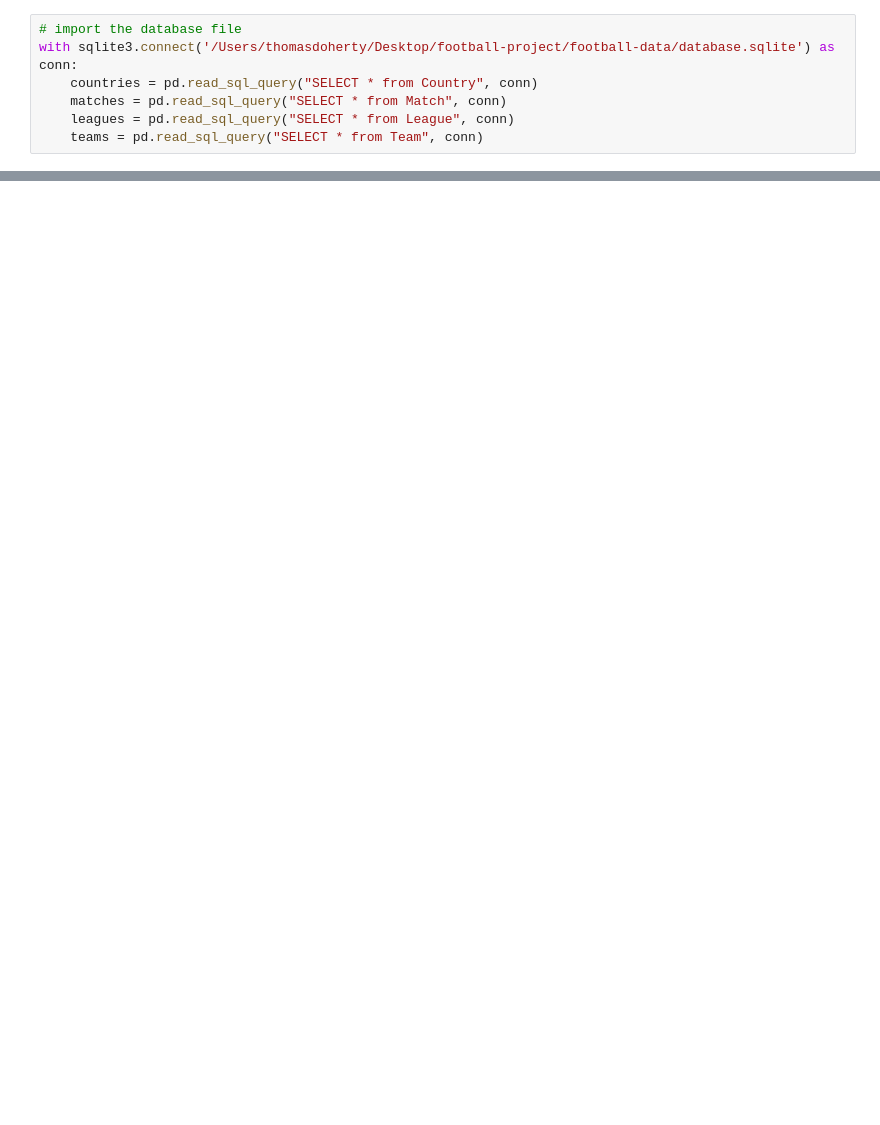
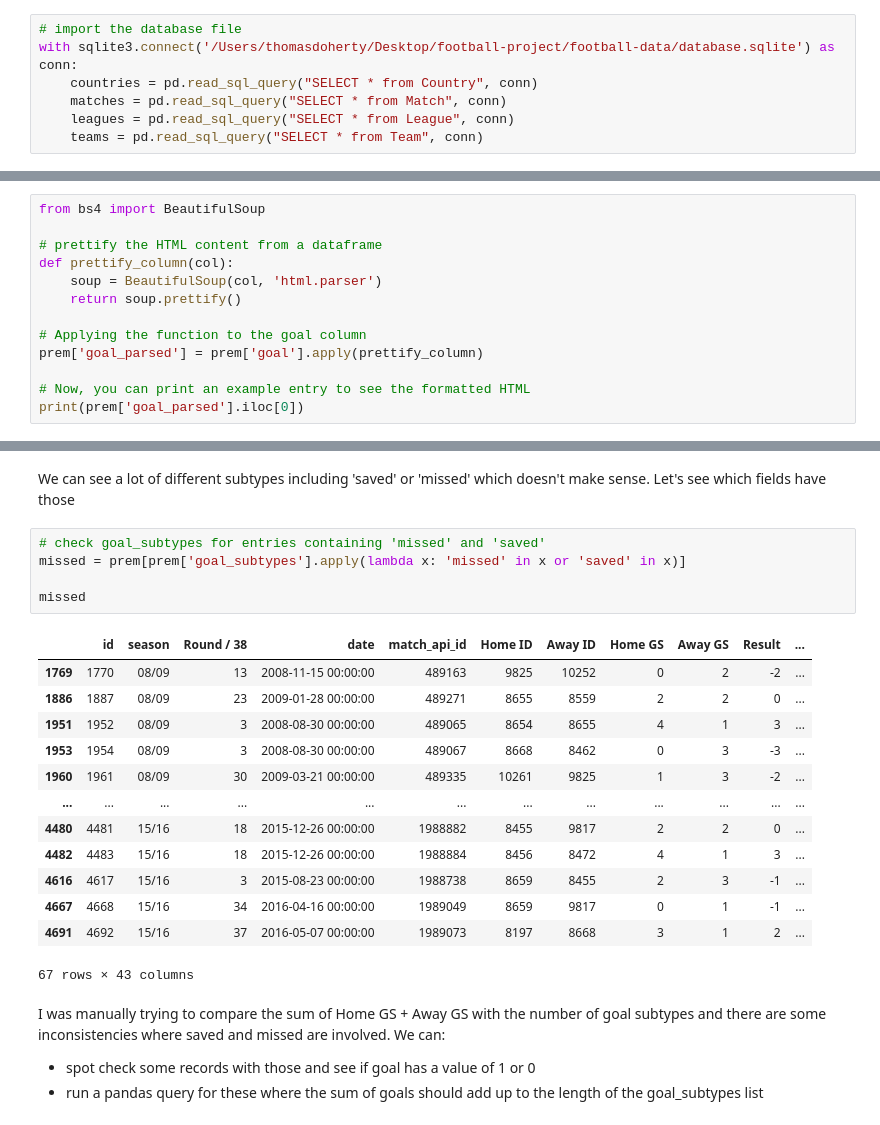
Before and after one commit to tjjdoherty/football-project-mvp, a Jupyter notebook: eda.ipynb, the cells around one changed output, grey strips where cells are left out. Drawn from its saved outputs; the diff is of its cells as text; blank space fills up the shorter version.

```diff
--- a/eda.ipynb
+++ b/eda.ipynb
@@ -113,0 +246,13 @@ Index(['id', 'country_id', 'league_id', 'season', 'stage', 'date',
+# %%
+from bs4 import BeautifulSoup
+
+# prettify the HTML content from a dataframe
+def prettify_column(col):
+    soup = BeautifulSoup(col, 'html.parser')
+    return soup.prettify()
+
+# Applying the function to the goal column
+prem['goal_parsed'] = prem['goal'].apply(prettify_column)
+
+# Now, you can print an example entry to see the formatted HTML
+print(prem['goal_parsed'].iloc[0])
@@ -113,0 +342,26 @@ Index(['id', 'country_id', 'league_id', 'season', 'stage', 'date',
+# %% [markdown]
+We can see a lot of different subtypes including 'saved' or 'missed' which doesn't make sense. Let's see which fields have those
+# %%
+# check goal_subtypes for entries containing 'missed' and 'saved'
+missed = prem[prem['goal_subtypes'].apply(lambda x: 'missed' in x or 'saved' in x)]
+
+missed
+# %% [output]
+|  | id | season | Round / 38 | date | match_api_id | Home ID | Away ID | Home GS | Away GS | Result | ... |
+| 1769 | 1770 | 08/09 | 13 | 2008-11-15 00:00:00 | 489163 | 9825 | 10252 | 0 | 2 | -2 | ... |
+| 1886 | 1887 | 08/09 | 23 | 2009-01-28 00:00:00 | 489271 | 8655 | 8559 | 2 | 2 | 0 | ... |
+| 1951 | 1952 | 08/09 | 3 | 2008-08-30 00:00:00 | 489065 | 8654 | 8655 | 4 | 1 | 3 | ... |
+| 1953 | 1954 | 08/09 | 3 | 2008-08-30 00:00:00 | 489067 | 8668 | 8462 | 0 | 3 | -3 | ... |
+| 1960 | 1961 | 08/09 | 30 | 2009-03-21 00:00:00 | 489335 | 10261 | 9825 | 1 | 3 | -2 | ... |
+| ... | ... | ... | ... | ... | ... | ... | ... | ... | ... | ... | ... |
+| 4480 | 4481 | 15/16 | 18 | 2015-12-26 00:00:00 | 1988882 | 8455 | 9817 | 2 | 2 | 0 | ... |
+| 4482 | 4483 | 15/16 | 18 | 2015-12-26 00:00:00 | 1988884 | 8456 | 8472 | 4 | 1 | 3 | ... |
+| 4616 | 4617 | 15/16 | 3 | 2015-08-23 00:00:00 | 1988738 | 8659 | 8455 | 2 | 3 | -1 | ... |
+| 4667 | 4668 | 15/16 | 34 | 2016-04-16 00:00:00 | 1989049 | 8659 | 9817 | 0 | 1 | -1 | ... |
+| 4691 | 4692 | 15/16 | 37 | 2016-05-07 00:00:00 | 1989073 | 8197 | 8668 | 3 | 1 | 2 | ... |
+67 rows × 43 columns
+# %% [markdown]
+I was manually trying to compare the sum of Home GS + Away GS with the number of goal subtypes and there are some inconsistencies where saved and missed are involved. We can:
+
+- spot check some records with those and see if goal has a value of 1 or 0
+- run a pandas query for these where the sum of goals should add up to the length of the goal_subtypes list
```
Also changed, not shown: parts of 34 cells of this notebook.
